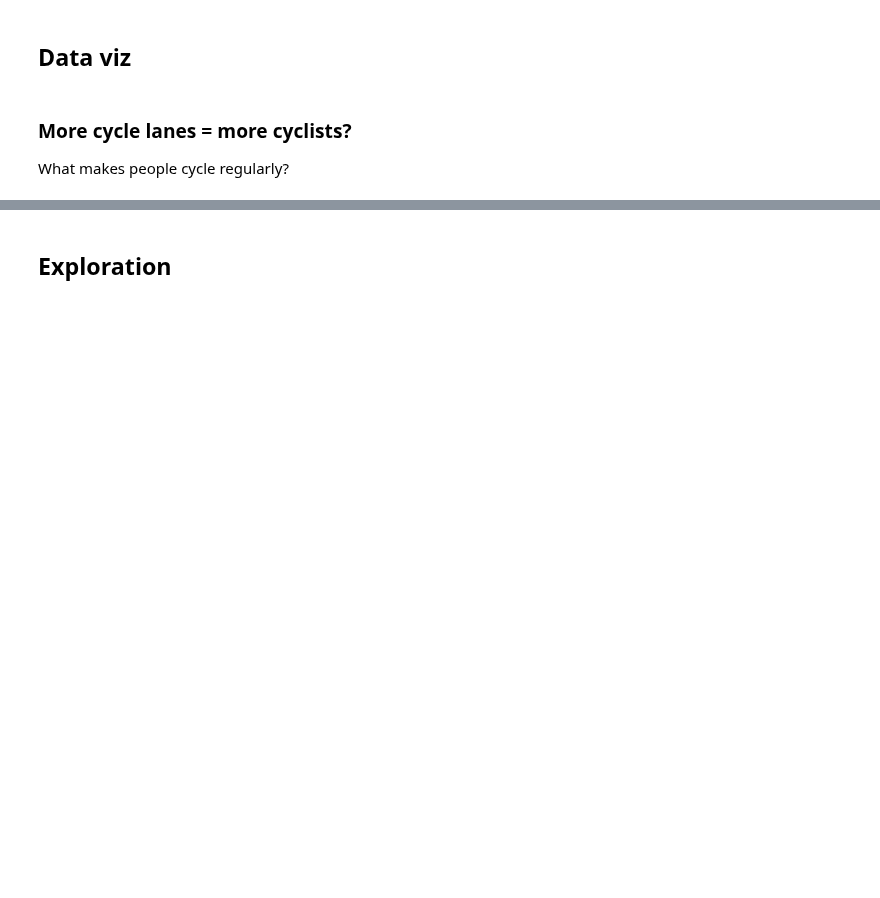
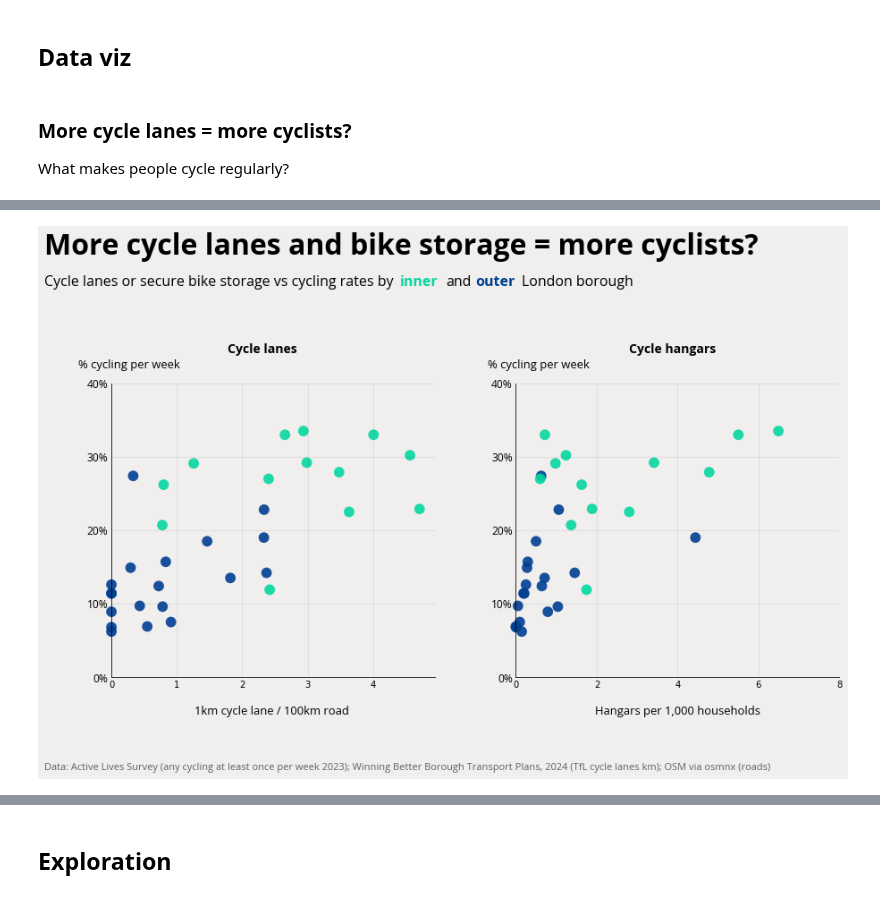
Before and after one commit to Lisa-Ho/small-data-projects, a Jupyter notebook: 2025/2504-cycling-rates-infra/cycling-rates-vs-infra.ipynb, the cells around one changed output, grey strips where cells are left out. Saved outputs shown, nothing was run; the diff lists cells and outputs as text; code cells hidden in the pictures; blank space fills up the shorter version.

Commit message:
finalise static graphic

```diff
--- a/2025/2504-cycling-rates-infra/cycling-rates-vs-infra.ipynb
+++ b/2025/2504-cycling-rates-infra/cycling-rates-vs-infra.ipynb
@@ -139,7 +144,7 @@ rates = rates[rates["ONS Code"].isin(london["GSS_CODE"])].reset_index(drop=True)
 # replace missing data
 years = ['2016', '2017', '2018','2019', '2020', '2021', '2022', '2023']
 for year in years:
-    rates[year] = rates[year].replace("[u]", None)
+    rates[year] = rates[year].replace("[u]", np.nan)
 rates.head()
 # %% [output]
 |  | ONS Code | Area name | Class | Mode | Purpose | Frequency | 2016 | 2017 | 2018 | 2019 | ... |
@@ -257,0 +242,78 @@ for ax in axes:
+# %%
+#data inputs
+year = "2023"
+rates_f = filter_rates("Any", "At least once per month", year)
+data = pd.merge(gdf, rates_f, left_on="GSS_CODE", right_on="ONS Code", how="left")
+
+#fonts
+font_r = load_font(
+  "https://github.com/googlefonts/opensans/blob/main/fonts/ttf/OpenSans-Regular.ttf?raw=true"
+)
+font_sm = load_font(
+  "https://github.com/googlefonts/opensans/blob/main/fonts/ttf/OpenSans-Bold.ttf?raw=true"
+)
+# %%
+colors = {"bg": "#F1EFEE", "inner":"#06D6A0", "outer":"#003F92" }
+
+#setup-------------------------------
+fig, axes = plt.subplots(1,2, figsize=(13,8))
+plt.subplots_adjust(hspace=0.2, wspace=0.25, left=0.08, top=0.75, bottom=0.18, right=0.95)
+fig.set_facecolor(colors["bg"])
+
+#plot data ---------------------------------
+#sns.scatterplot(data=data, x="tfl_cycle_road_ratio", y=year, hue="ONS_INNER", ax=axes[0],
+ #               clip_on=False)
+sns.scatterplot(data=data, x="tfl_cycle_road_ratio", y=year, hue="ONS_INNER",palette=[colors["outer"], colors["inner"]],
+                s=140, ax=axes[0], alpha=0.9, linewidth=0, edgecolor="black", legend=False, clip_on=False)
+sns.scatterplot(data=data, x="hangar_perk_household", y=year, hue="ONS_INNER", ax=axes[1],clip_on=False,
+                palette=[colors["outer"], colors["inner"]],s=140, alpha=0.9, linewidth=0, edgecolor="black", legend=False)
+
+#format axes ---------------------------------
+for ax in axes:
+    ax.set_ylim(ymin=0)
+    ax.set_xlim(xmin=0)
+    ax.set_facecolor(colors["bg"])
+    for pos in ["top", "right"]:
+        ax.spines[pos].set_visible(False)
+    ax.set_ylabel("")
+    ax.set_xlabel("")
+    ax.set_yticks([0,10,20,30,40], ["{}%".format(i) for i in [0,10,20,30,40]], fontproperties=font_r,fontsize=12)
+    ax.tick_params(axis='both', length = 0)
+    ax.grid(visible=True, axis='both', zorder=1, color = "#222222", alpha=0.1)
+
+#axes[0].set_xticks([0,5,10,15,20,25], fontproperties=font_r,fontsize=12)
+axes[1].set_xticks([0,2, 4, 6, 8], fontproperties=font_r,fontsize=12)
+axes[0].text(axes[0].get_xlim()[1]/2,-5, "1km cycle lane / 100km road ", ha="center",
+             fontproperties=font_r,fontsize=13)
+axes[1].text(axes[1].get_xlim()[1]/2,-5, "Hangars per 1,000 households", ha="center",
+             fontproperties=font_r,fontsize=13)
+plt.figtext(0.04,0.78,"% cycling per week" ,ha="left",fontproperties=font_r,fontsize=13)
+plt.figtext(0.53,0.78,"% cycling per week" ,ha="left",fontproperties=font_r,fontsize=13)
+
+#grid titles
+plt.figtext(0.04+0.22,0.81,"Cycle lanes", ha="center",fontproperties=font_sm, fontsize=14)
+plt.figtext(0.53+0.22,0.81,"Cycle hangars", ha="center",fontproperties=font_sm, fontsize=14)
+
+#title and footer
+plt.figtext(0.,1, "More cycle lanes and bike storage = more cyclists?", fontproperties = font_sm, fontsize=32, ha="left")
+plt.figtext(0,0.94, "Cycle lanes or secure bike storage vs cycling rates by",
+            fontproperties = font_r, fontsize=16, ha="left")
+plt.figtext(0.425,0.94, "inner", color=colors["inner"],
+            fontproperties = font_sm, fontsize=16, ha="left")
+plt.figtext(0.48,0.94, "and", color="black",
+            fontproperties = font_r, fontsize=16, ha="left")
+plt.figtext(0.515,0.94, "outer", color=colors["outer"],
+            fontproperties = font_sm, fontsize=16, ha="left")
+plt.figtext(0.57,0.94, "London borough", color="black",
+            fontproperties = font_r, fontsize=16, ha="left")
+plt.figtext(0.0,0.0, "Data: Active Lives Survey (any cycling at least once per week 2023); Winning Better Borough Transport Plans, 2024 (TfL cycle lanes km); OSM via osmnx (roads)",
+            fontsize=11,
+            ha="left", alpha=0.6, fontproperties=font_r,)
+
+
+#save
+
+
+plt.show()
+# %% [output]
+[figure, added]
```
Also changed, not shown: parts of 4 cells of this notebook, 2 other files.
